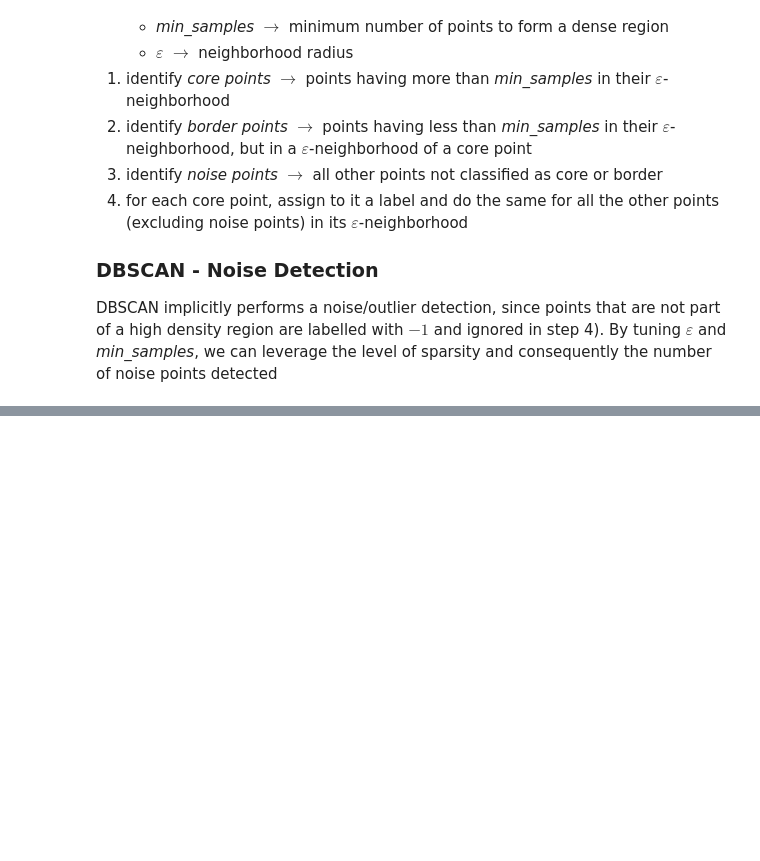
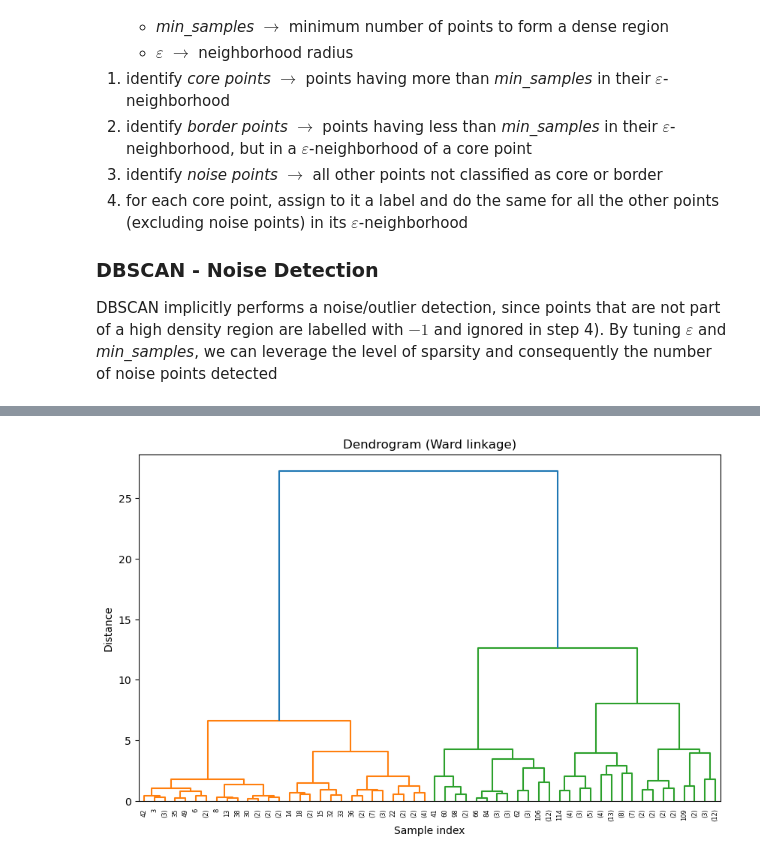
Before and after one commit to MAL-TO/Workshop-ML, a Jupyter notebook: lab04/main.ipynb, the cells around one changed output, grey strips where cells are left out. Cells and saved outputs as stored; diff of their text form; code cells hidden in the pictures; blank space fills up the shorter version.

```diff
--- a/lab04/main.ipynb
+++ b/lab04/main.ipynb
@@ -283,0 +395,13 @@ for name, labels in labelings.items():
+# %%
+
+# Dendrogram explanation (using Ward linkage)
+linked = linkage(iris_scaled_df, method='ward')
+
+plt.figure(figsize=(10, 6))
+dendrogram(linked, truncate_mode='level', p=5)
+plt.title("Dendrogram (Ward linkage)")
+plt.xlabel("Sample index")
+plt.ylabel("Distance")
+plt.show()
+# %% [output]
+[figure, added]
```
Also changed, not shown: parts of 17 cells of this notebook.
